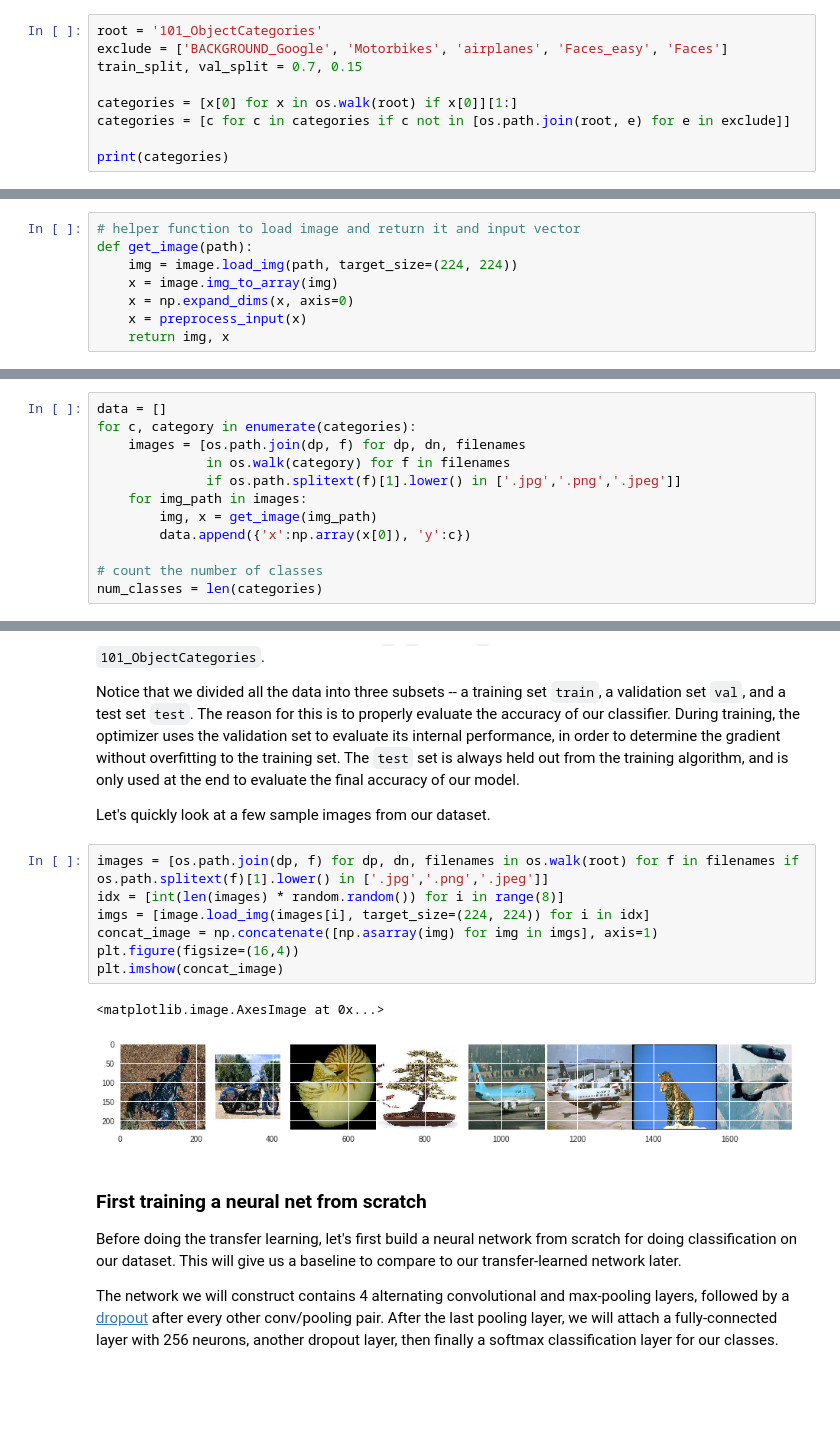
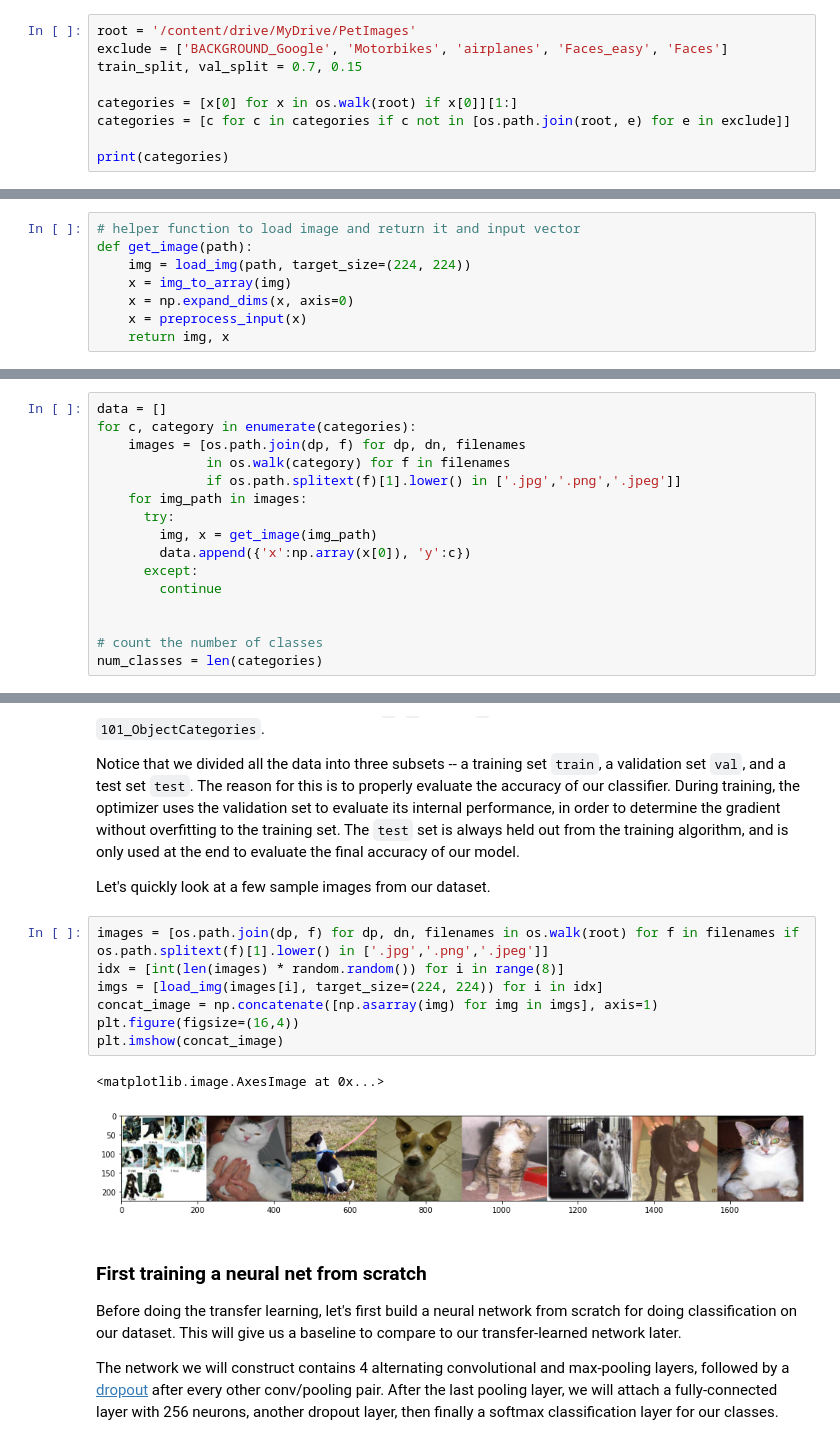
Before and after one commit to mathewsrc/TransferLearning-DIO, a Jupyter notebook: Cópia_de_transfer_learning.ipynb, the cells around one changed output, grey strips where cells are left out. Drawn from its saved outputs; the diff is of its cells as text; blank space fills up the shorter version.

```diff
--- a/Cópia_de_transfer_learning.ipynb
+++ b/Cópia_de_transfer_learning.ipynb
@@ -87,5 +90,5 @@ sample_data
 # %%
-root = '101_ObjectCategories'
+root = '/content/drive/MyDrive/PetImages'
 exclude = ['BACKGROUND_Google', 'Motorbikes', 'airplanes', 'Faces_easy', 'Faces']
 train_split, val_split = 0.7, 0.15
 
@@ -100,8 +103,8 @@ This function is useful for pre-processing the data into an image and input vect
 # %%
 # helper function to load image and return it and input vector
 def get_image(path):
-    img = image.load_img(path, target_size=(224, 224))
-    x = image.img_to_array(img)
+    img = load_img(path, target_size=(224, 224))
+    x = img_to_array(img)
     x = np.expand_dims(x, axis=0)
     x = preprocess_input(x)
     return img, x
@@ -114,8 +117,12 @@ for c, category in enumerate(categories):
               in os.walk(category) for f in filenames
               if os.path.splitext(f)[1].lower() in ['.jpg','.png','.jpeg']]
     for img_path in images:
+      try:
         img, x = get_image(img_path)
         data.append({'x':np.array(x[0]), 'y':c})
+      except:
+        continue
+
 
 # count the number of classes
 num_classes = len(categories)
@@ -177,13 +184,13 @@ Let's quickly look at a few sample images from our dataset.
 # %%
 images = [os.path.join(dp, f) for dp, dn, filenames in os.walk(root) for f in filenames if os.path.splitext(f)[1].lower() in ['.jpg','.png','.jpeg']]
 idx = [int(len(images) * random.random()) for i in range(8)]
-imgs = [image.load_img(images[i], target_size=(224, 224)) for i in idx]
+imgs = [load_img(images[i], target_size=(224, 224)) for i in idx]
 concat_image = np.concatenate([np.asarray(img) for img in imgs], axis=1)
 plt.figure(figsize=(16,4))
 plt.imshow(concat_image)
 # %% [output]
 <matplotlib.image.AxesImage at 0x...>
-[figure, old version]
+[figure, new version]
 # %% [markdown]
 ### First training a neural net from scratch
 
```
Also changed, not shown: parts of 17 cells of this notebook.
